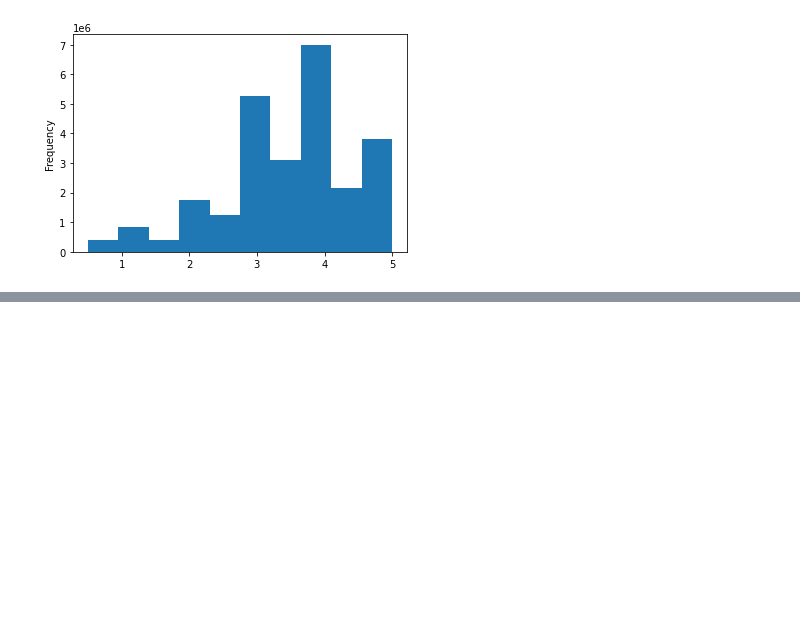
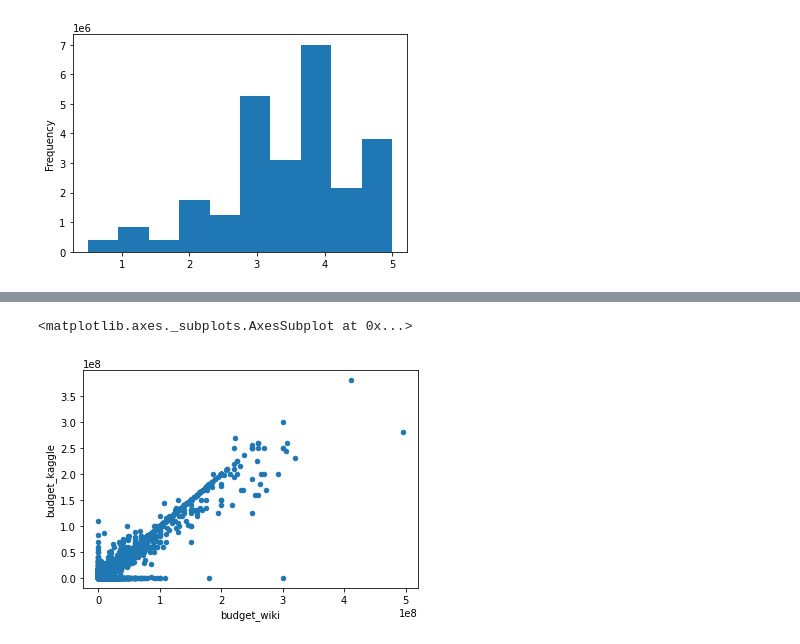
Before and after one commit to jacodetunde/Movies_ETL, a Jupyter notebook: movies_etl.ipynb, the cells around one changed output, grey strips where cells are left out. Saved outputs shown, nothing was run; the diff lists cells and outputs as text; code cells hidden in the pictures; blank space fills up the shorter version.

```diff
--- a/movies_etl.ipynb
+++ b/movies_etl.ipynb
@@ -804,0 +907,6 @@ Name: rating, dtype: float64
+# %%
+# Use a scatterplot to check how similar is  budget_wiki and budget_kaggle columns are. caveat! scatterplot wont show missing values
+movies_df.fillna(0).plot(x= 'budget_wiki', y='budget_kaggle', kind= 'scatter')
+# %% [output]
+<matplotlib.axes._subplots.AxesSubplot at 0x...>
+[figure, added]
```
Also changed, not shown: parts of 33 cells of this notebook.
